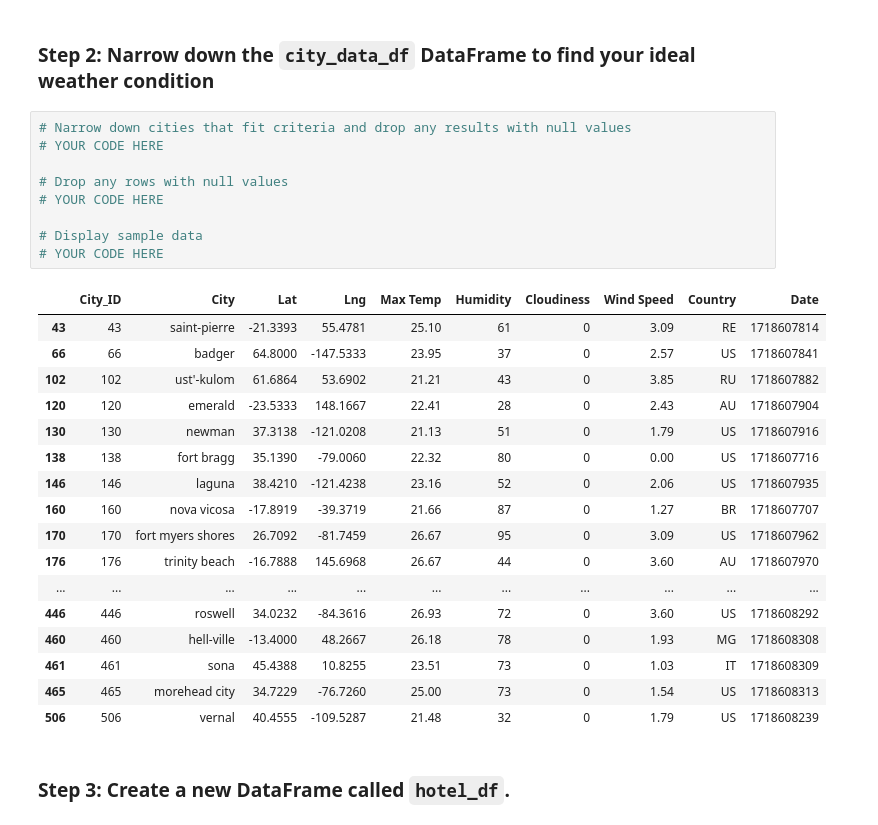
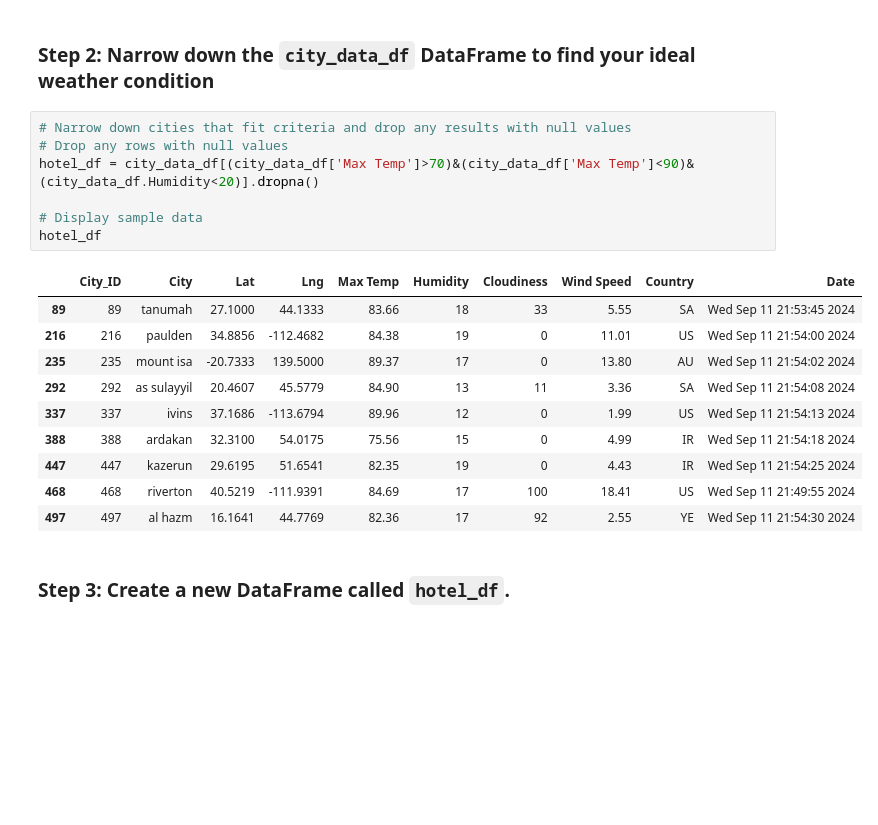
Before and after one commit to Damiomo/Python-API-Analysis, a Jupyter notebook: VacationPy.ipynb, the cells around one changed output. Drawn from its saved outputs; the diff is of its cells as text; blank space fills up the shorter version.

```diff
--- a/VacationPy.ipynb
+++ b/VacationPy.ipynb
@@ -46,31 +44,22 @@ city_data_df.head()
 ### Step 2: Narrow down the `city_data_df` DataFrame to find your ideal weather condition
 # %%
 # Narrow down cities that fit criteria and drop any results with null values
-# YOUR CODE HERE
-
 # Drop any rows with null values
-# YOUR CODE HERE
+hotel_df = city_data_df[(city_data_df['Max Temp']>70)&(city_data_df['Max Temp']<90)&(city_data_df.Humidity<20)].dropna()
 
 # Display sample data
-# YOUR CODE HERE
+hotel_df
 # %% [output]
 |  | City_ID | City | Lat | Lng | Max Temp | Humidity | Cloudiness | Wind Speed | Country | Date |
-| 43 | 43 | saint-pierre | -21.3393 | 55.4781 | 25.10 | 61 | 0 | 3.09 | RE | 1718607814 |
-| 66 | 66 | badger | 64.8000 | -147.5333 | 23.95 | 37 | 0 | 2.57 | US | 1718607841 |
-| 102 | 102 | ust'-kulom | 61.6864 | 53.6902 | 21.21 | 43 | 0 | 3.85 | RU | 1718607882 |
-| 120 | 120 | emerald | -23.5333 | 148.1667 | 22.41 | 28 | 0 | 2.43 | AU | 1718607904 |
-| 130 | 130 | newman | 37.3138 | -121.0208 | 21.13 | 51 | 0 | 1.79 | US | 1718607916 |
-| 138 | 138 | fort bragg | 35.1390 | -79.0060 | 22.32 | 80 | 0 | 0.00 | US | 1718607716 |
-| 146 | 146 | laguna | 38.4210 | -121.4238 | 23.16 | 52 | 0 | 2.06 | US | 1718607935 |
-| 160 | 160 | nova vicosa | -17.8919 | -39.3719 | 21.66 | 87 | 0 | 1.27 | BR | 1718607707 |
-| 170 | 170 | fort myers shores | 26.7092 | -81.7459 | 26.67 | 95 | 0 | 3.09 | US | 1718607962 |
-| 176 | 176 | trinity beach | -16.7888 | 145.6968 | 26.67 | 44 | 0 | 3.60 | AU | 1718607970 |
-| ... | ... | ... | ... | ... | ... | ... | ... | ... | ... | ... |
-| 446 | 446 | roswell | 34.0232 | -84.3616 | 26.93 | 72 | 0 | 3.60 | US | 1718608292 |
-| 460 | 460 | hell-ville | -13.4000 | 48.2667 | 26.18 | 78 | 0 | 1.93 | MG | 1718608308 |
-| 461 | 461 | sona | 45.4388 | 10.8255 | 23.51 | 73 | 0 | 1.03 | IT | 1718608309 |
-| 465 | 465 | morehead city | 34.7229 | -76.7260 | 25.00 | 73 | 0 | 1.54 | US | 1718608313 |
-| 506 | 506 | vernal | 40.4555 | -109.5287 | 21.48 | 32 | 0 | 1.79 | US | 1718608239 |
+| 89 | 89 | tanumah | 27.1000 | 44.1333 | 83.66 | 18 | 33 | 5.55 | SA | Wed Sep 11 21:53:45 2024 |
+| 216 | 216 | paulden | 34.8856 | -112.4682 | 84.38 | 19 | 0 | 11.01 | US | Wed Sep 11 21:54:00 2024 |
+| 235 | 235 | mount isa | -20.7333 | 139.5000 | 89.37 | 17 | 0 | 13.80 | AU | Wed Sep 11 21:54:02 2024 |
+| 292 | 292 | as sulayyil | 20.4607 | 45.5779 | 84.90 | 13 | 11 | 3.36 | SA | Wed Sep 11 21:54:08 2024 |
+| 337 | 337 | ivins | 37.1686 | -113.6794 | 89.96 | 12 | 0 | 1.99 | US | Wed Sep 11 21:54:13 2024 |
+| 388 | 388 | ardakan | 32.3100 | 54.0175 | 75.56 | 15 | 0 | 4.99 | IR | Wed Sep 11 21:54:18 2024 |
+| 447 | 447 | kazerun | 29.6195 | 51.6541 | 82.35 | 19 | 0 | 4.43 | IR | Wed Sep 11 21:54:25 2024 |
+| 468 | 468 | riverton | 40.5219 | -111.9391 | 84.69 | 17 | 100 | 18.41 | US | Wed Sep 11 21:49:55 2024 |
+| 497 | 497 | al hazm | 16.1641 | 44.7769 | 82.36 | 17 | 92 | 2.55 | YE | Wed Sep 11 21:54:30 2024 |
 # %% [markdown]
 ### Step 3: Create a new DataFrame called `hotel_df`.
 # %%
```
Also changed, not shown: parts of 6 cells of this notebook.
